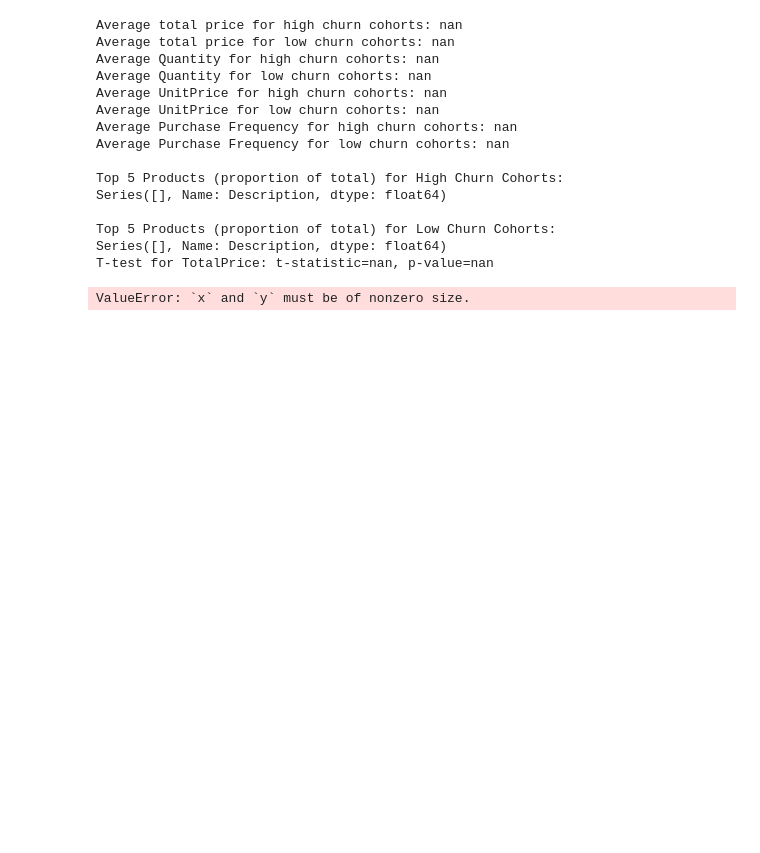
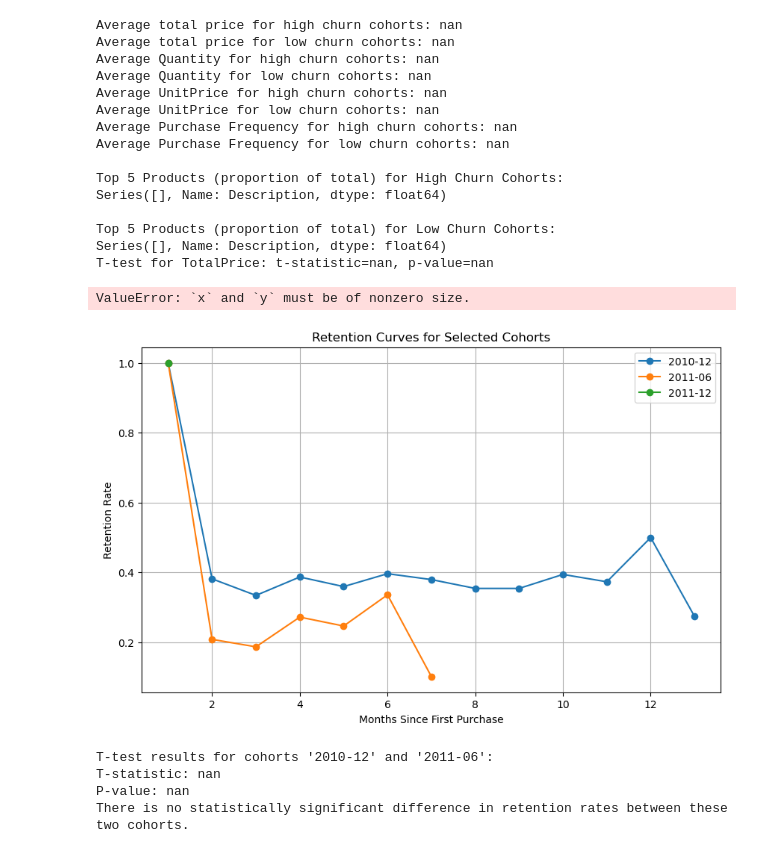
Before and after one commit to Emerald-GitHub/Eshop-pro-cohort-analysis, a Jupyter notebook: notebook/Eshop-pro-cohort-analysis.ipynb, the cells around one changed output. Saved outputs shown, nothing was run; the diff lists cells and outputs as text; code cells hidden in the pictures; blank space fills up the shorter version.

```diff
--- a/notebook/Eshop-pro-cohort-analysis.ipynb
+++ b/notebook/Eshop-pro-cohort-analysis.ipynb
@@ -927,3 +927,46 @@ Top 5 Products (proportion of total) for Low Churn Cohorts:
 Series([], Name: Description, dtype: float64)
 T-test for TotalPrice: t-statistic=nan, p-value=nan
 ValueError: `x` and `y` must be of nonzero size.
+# %%
+# Investigate timing across cohorts
+
+# Analyze retention curves for specific cohorts
+selected_cohorts = ['2010-12', '2011-06', '2011-12']  # Example cohorts
+
+# Plotting
+plt.figure(figsize=(10, 6))
+for cohort in selected_cohorts:
+    plt.plot(cohort_retention.columns, cohort_retention.loc[cohort], label=cohort, marker='o')
+
+plt.title('Retention Curves for Selected Cohorts')
+plt.xlabel('Months Since First Purchase')
+plt.ylabel('Retention Rate')
+plt.legend()
+plt.grid(True)
+plt.show()
+
+# Statistical comparison of cohort retention rates
+from scipy.stats import ttest_ind
+
+# Example comparison between '2010-12' and '2011-06' cohorts (replace with desired cohorts)
+cohort1 = cohort_retention.loc['2010-12']
+cohort2 = cohort_retention.loc['2011-06']
+
+# Perform t-test (assuming normal distribution)
+t_statistic, p_value = ttest_ind(cohort1, cohort2)
+print(f"T-test results for cohorts '2010-12' and '2011-06':")
+print(f"T-statistic: {t_statistic:.2f}")
+print(f"P-value: {p_value:.3f}")
+
+# Interpret results:
+alpha = 0.05  # Significance level
+if p_value < alpha:
+    print("There is a statistically significant difference in retention rates between these two cohorts.")
+else:
+    print("There is no statistically significant difference in retention rates between these two cohorts.")
+# %% [output]
+[figure, added]
+T-test results for cohorts '2010-12' and '2011-06':
+T-statistic: nan
+P-value: nan
+There is no statistically significant difference in retention rates between these two cohorts.
```
Also changed, not shown: parts of 8 cells of this notebook.
